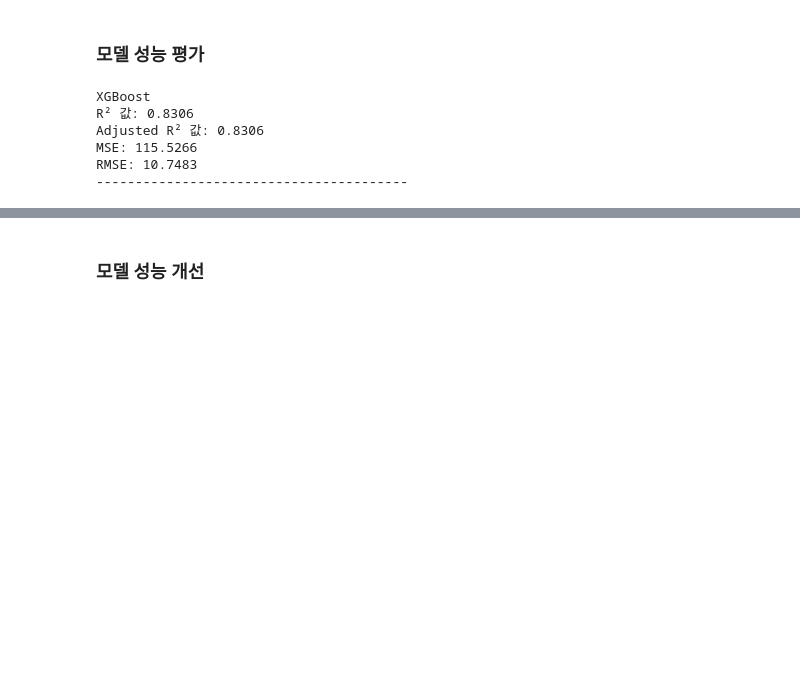
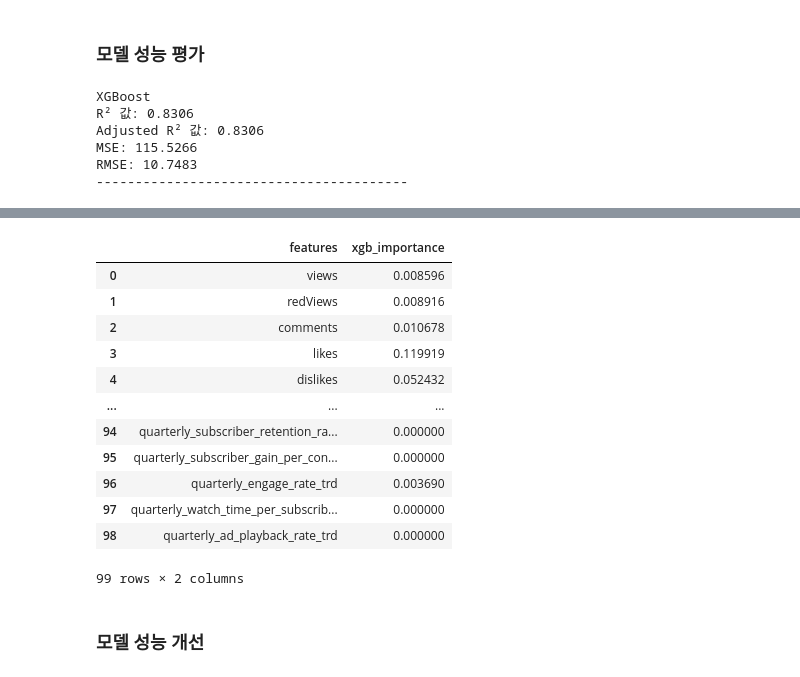
Before and after one commit to kkwann/awake, a Jupyter notebook: 5.Modeling(4).ipynb, the cells around one changed output, grey strips where cells are left out. Saved outputs shown, nothing was run; the diff lists cells and outputs as text; code cells hidden in the pictures; blank space fills up the shorter version.

```diff
--- a/5.Modeling(4).ipynb
+++ b/5.Modeling(4).ipynb
@@ -613,3 +619,24 @@ RMSE: 10.7483
+# %%
+importances_df = pd.DataFrame({
+    'features': x_col,
+    'estimatedRevenue_importance': estimatedRevenue_importance,
+    'estimatedAdRevenue_importance': estimatedAdRevenue_importance,
+    'net_subscribers_change_importance': net_subscribers_change_importance
+    })
+# %% [output]
+|  | features | xgb_importance |
+| 0 | views | 0.008596 |
+| 1 | redViews | 0.008916 |
+| 2 | comments | 0.010678 |
+| 3 | likes | 0.119919 |
+| 4 | dislikes | 0.052432 |
+| ... | ... | ... |
+| 94 | quarterly_subscriber_retention_ra... | 0.000000 |
+| 95 | quarterly_subscriber_gain_per_con... | 0.000000 |
+| 96 | quarterly_engage_rate_trd | 0.003690 |
+| 97 | quarterly_watch_time_per_subscrib... | 0.000000 |
+| 98 | quarterly_ad_playback_rate_trd | 0.000000 |
+99 rows × 2 columns
 # %%
 # from sklearn.ensemble import RandomForestRegressor
 # from sklearn.metrics import mean_squared_error, r2_score
```
Also changed, not shown: parts of 13 cells of this notebook, 1 other file.
